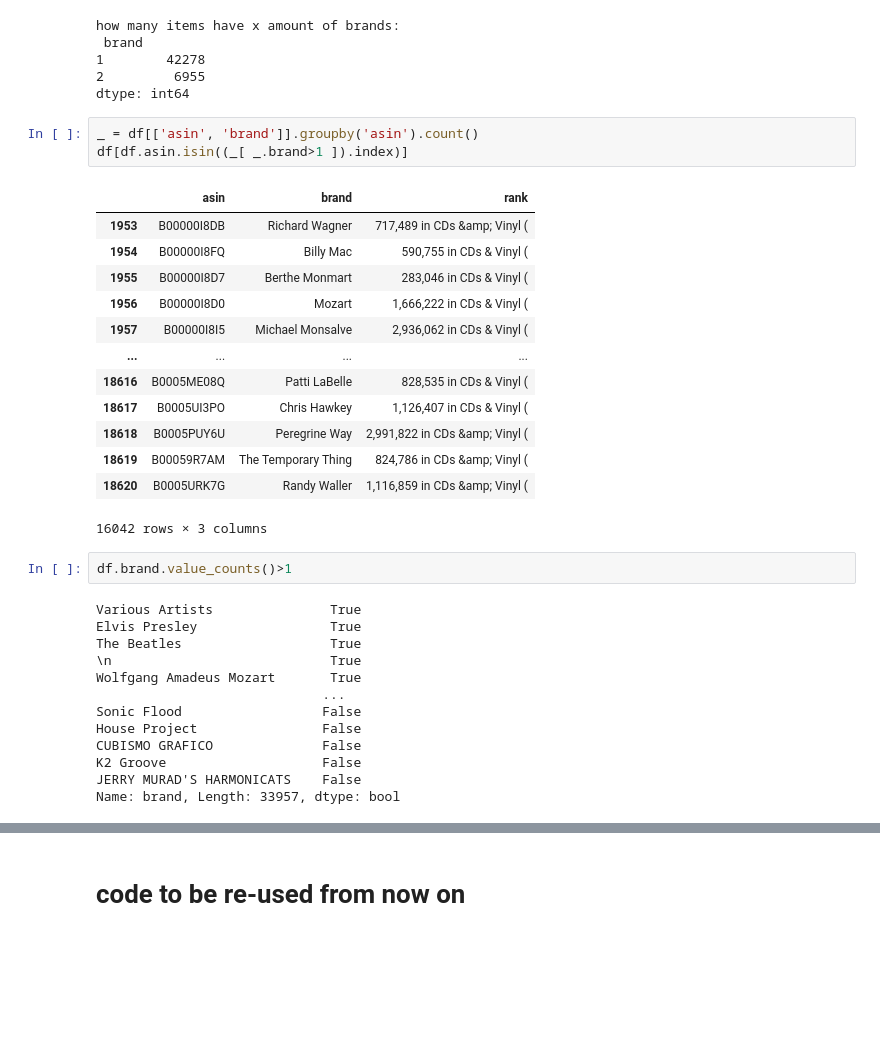
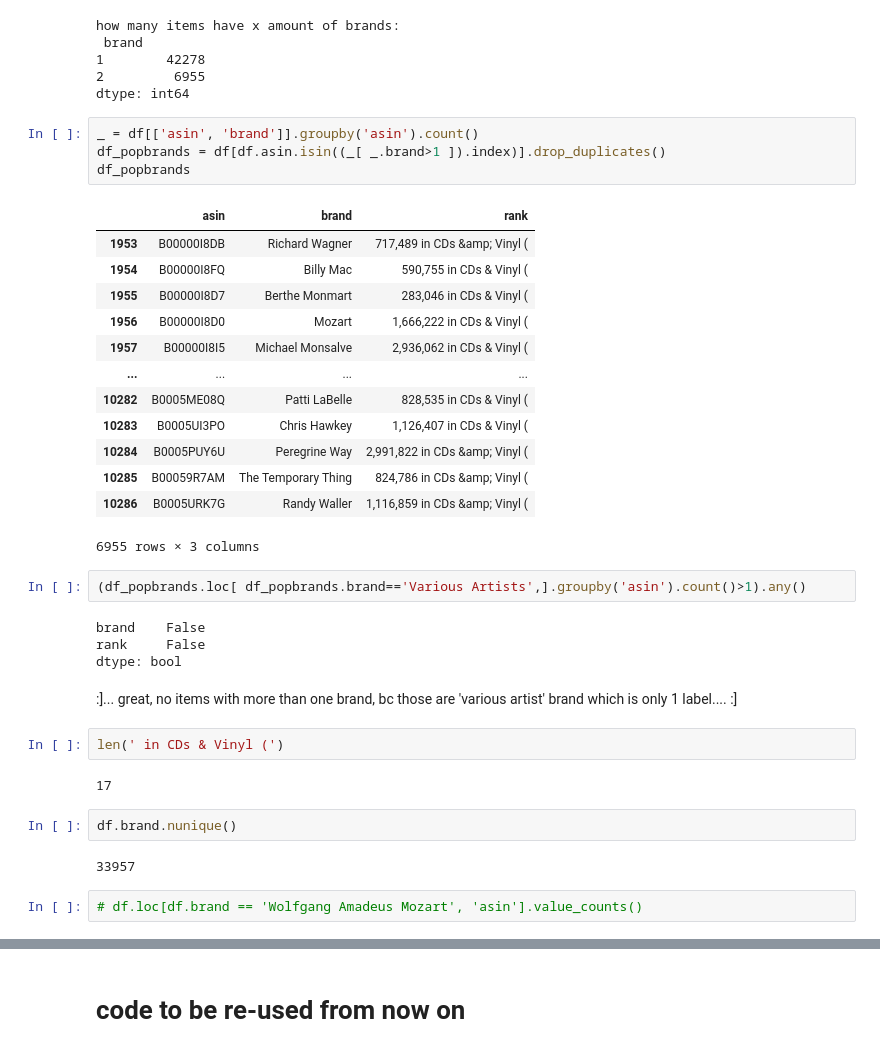
Before and after one commit to mariajoaolavoura/measuring_forgetting, a Jupyter notebook: notebooks/ADM - eda.ipynb, the cells around one changed output, grey strips where cells are left out. Cells and saved outputs as stored; diff of their text form; blank space fills up the shorter version.

```diff
--- a/notebooks/ADM - eda.ipynb
+++ b/notebooks/ADM - eda.ipynb
@@ -1208,33 +1209,37 @@ how many items have x amount of brands:
 dtype: int64
 # %%
 _ = df[['asin', 'brand']].groupby('asin').count()
-df[df.asin.isin((_[ _.brand>1 ]).index)]
+df_popbrands = df[df.asin.isin((_[ _.brand>1 ]).index)].drop_duplicates()
+df_popbrands
 # %% [output]
 |  | asin | brand | rank |
 | 1953 | B00000I8DB | Richard Wagner | 717,489 in CDs &amp; Vinyl ( |
 | 1954 | B00000I8FQ | Billy Mac | 590,755 in CDs & Vinyl ( |
 | 1955 | B00000I8D7 | Berthe Monmart | 283,046 in CDs & Vinyl ( |
 | 1956 | B00000I8D0 | Mozart | 1,666,222 in CDs & Vinyl ( |
 | 1957 | B00000I8I5 | Michael Monsalve | 2,936,062 in CDs & Vinyl ( |
 | ... | ... | ... | ... |
-| 18616 | B0005ME08Q | Patti LaBelle | 828,535 in CDs & Vinyl ( |
-| 18617 | B0005UI3PO | Chris Hawkey | 1,126,407 in CDs & Vinyl ( |
-| 18618 | B0005PUY6U | Peregrine Way | 2,991,822 in CDs &amp; Vinyl ( |
-| 18619 | B00059R7AM | The Temporary Thing | 824,786 in CDs &amp; Vinyl ( |
-| 18620 | B0005URK7G | Randy Waller | 1,116,859 in CDs &amp; Vinyl ( |
+| 10282 | B0005ME08Q | Patti LaBelle | 828,535 in CDs & Vinyl ( |
+| 10283 | B0005UI3PO | Chris Hawkey | 1,126,407 in CDs & Vinyl ( |
+| 10284 | B0005PUY6U | Peregrine Way | 2,991,822 in CDs &amp; Vinyl ( |
+| 10285 | B00059R7AM | The Temporary Thing | 824,786 in CDs &amp; Vinyl ( |
+| 10286 | B0005URK7G | Randy Waller | 1,116,859 in CDs &amp; Vinyl ( |
-16042 rows × 3 columns
+6955 rows × 3 columns
+# %%
+(df_popbrands.loc[ df_popbrands.brand=='Various Artists',].groupby('asin').count()>1).any()
+# %% [output]
+brand    False
+rank     False
+dtype: bool
+# %% [markdown]
+:]... great, no items with more than one brand, bc those are 'various artist' brand which is only 1 label.... :]
+# %%
+len(' in CDs & Vinyl (')
+# %% [output]
+17
 # %%
-df.brand.value_counts()>1
+df.brand.nunique()
 # %% [output]
-Various Artists               True
-Elvis Presley                 True
-The Beatles                   True
-\n                            True
-Wolfgang Amadeus Mozart       True
-                             ...
-Sonic Flood                  False
-House Project                False
-CUBISMO GRAFICO              False
-K2 Groove                    False
-JERRY MURAD'S HARMONICATS    False
-Name: brand, Length: 33957, dtype: bool
+33957
+# %%
+# df.loc[df.brand == 'Wolfgang Amadeus Mozart', 'asin'].value_counts()
```
Also changed, not shown: parts of 9 cells of this notebook, 1 other file.
